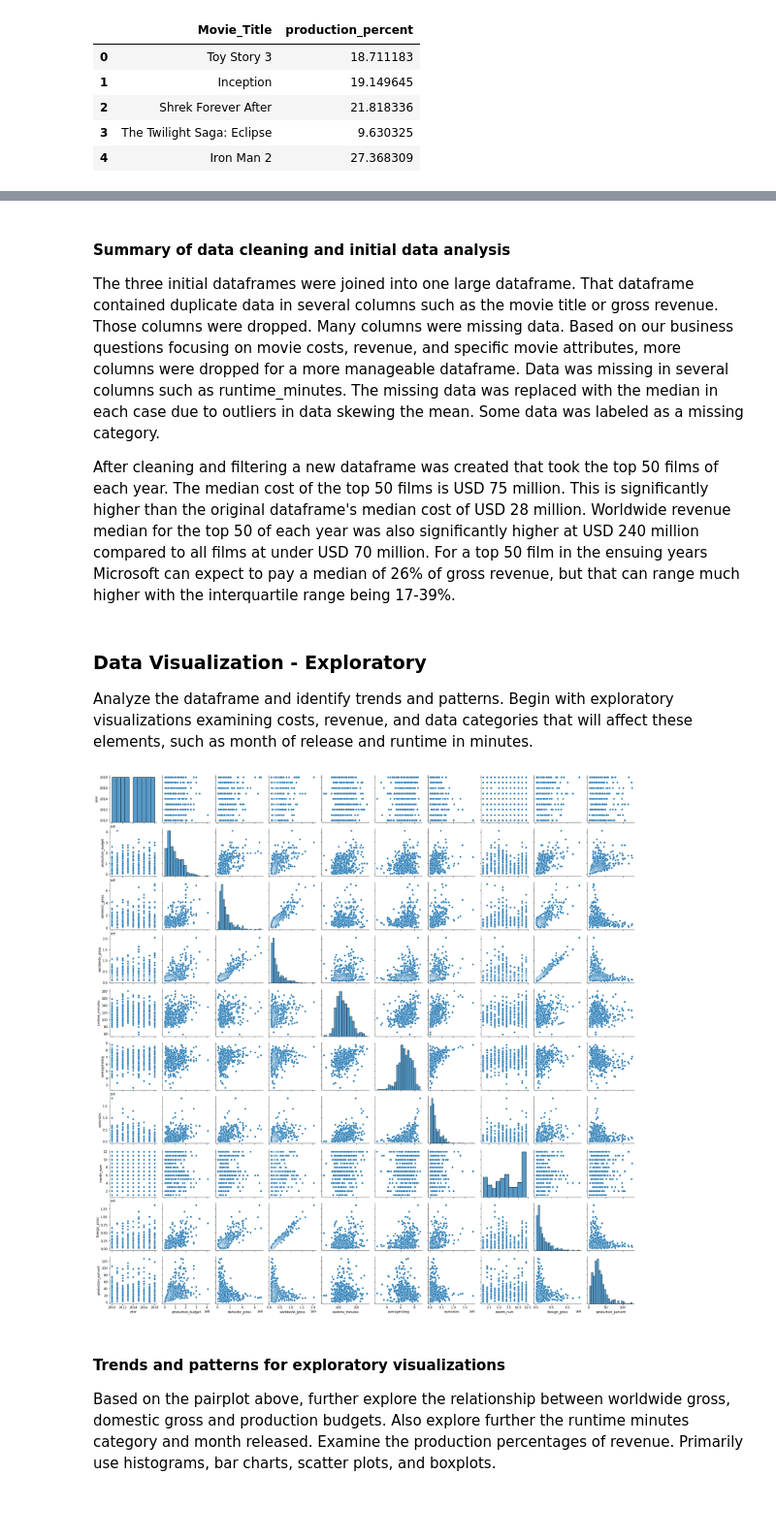
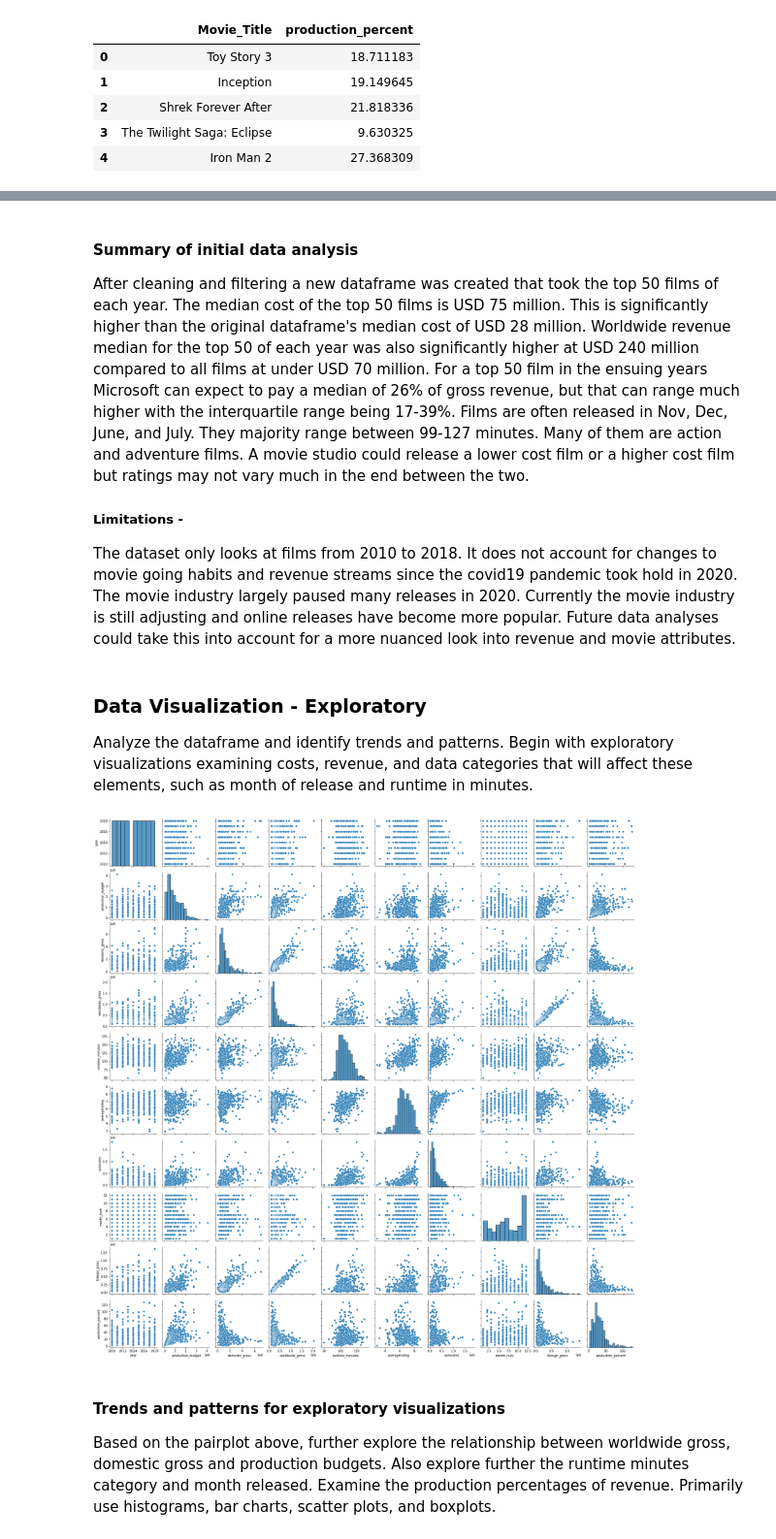
Before and after one commit to JM-Hansen/dsc-phase-1-project-v2-4, a Jupyter notebook: Microsoft_Movie_Analysis.ipynb, the cells around one changed output, grey strips where cells are left out. Shown at 97% size. Cells and saved outputs as stored; diff of their text form; code cells hidden in the pictures; blank space fills up the shorter version.

```diff
--- a/Microsoft_Movie_Analysis.ipynb
+++ b/Microsoft_Movie_Analysis.ipynb
@@ -863,9 +1007,11 @@ super_df = top_df
 # %% [markdown]
-#### Summary of data cleaning and initial data analysis
+#### Summary of initial data analysis
 
-The three initial dataframes were joined into one large dataframe. That dataframe contained duplicate data in several columns such as the movie title or gross revenue. Those columns were dropped. Many columns were missing data. Based on our business questions focusing on movie costs, revenue, and specific movie attributes, more columns were dropped for a more manageable dataframe. Data was missing in several columns such as runtime_minutes. The missing data was replaced with the median in each case due to outliers in data skewing the mean. Some data was labeled as a missing category.
+After cleaning and filtering a new dataframe was created that took the top 50 films of each year. The median cost of the top 50 films is USD 75 million. This is significantly higher than the original dataframe's median cost of USD 28 million. Worldwide revenue median for the top 50 of each year was also significantly higher at USD 240 million compared to all films at under USD 70 million. For a top 50 film in the ensuing years Microsoft can expect to pay a median of 26% of gross revenue, but that can range much higher with the interquartile range being 17-39%. Films are often released in Nov, Dec, June, and July. They majority range between 99-127 minutes. Many of them are action and adventure films. A movie studio could release a lower cost film or a higher cost film but ratings may not vary much in the end between the two.
 
-After cleaning and filtering a new dataframe was created that took the top 50 films of each year. The median cost of the top 50 films is USD 75 million. This is significantly higher than the original dataframe's median cost of USD 28 million. Worldwide revenue median for the top 50 of each year was also significantly higher at USD 240 million compared to all films at under USD 70 million. For a top 50 film in the ensuing years Microsoft can expect to pay a median of 26% of gross revenue, but that can range much higher with the interquartile range being 17-39%.
+##### Limitations -
+
+The dataset only looks at films from 2010 to 2018. It does not account for changes to movie going habits and revenue streams since the covid19 pandemic took hold in 2020. The movie industry largely paused many releases in 2020. Currently the movie industry is still adjusting and online releases have become more popular. Future data analyses could take this into account for a more nuanced look into revenue and movie attributes.
 # %% [markdown]
 ### Data Visualization - Exploratory
 Analyze the dataframe and identify trends and patterns. Begin with exploratory visualizations examining costs, revenue, and data categories that will affect these elements, such as month of release and runtime in minutes.
@@ -879,11 +1025,11 @@ import matplotlib.pyplot as plt
 # %%
 #Run a pairplot using seaborn, identify trends and patterns for further inquiry.
 
-sns.pairplot(super_df)
+sns.pairplot(top_df)
 
 plt.show()
 # %% [output]
-[figure, old version]
+[figure, new version]
 # %% [markdown]
 #### Trends and patterns for exploratory visualizations
 
```
Also changed, not shown: parts of 44 cells of this notebook, 4 other files.
